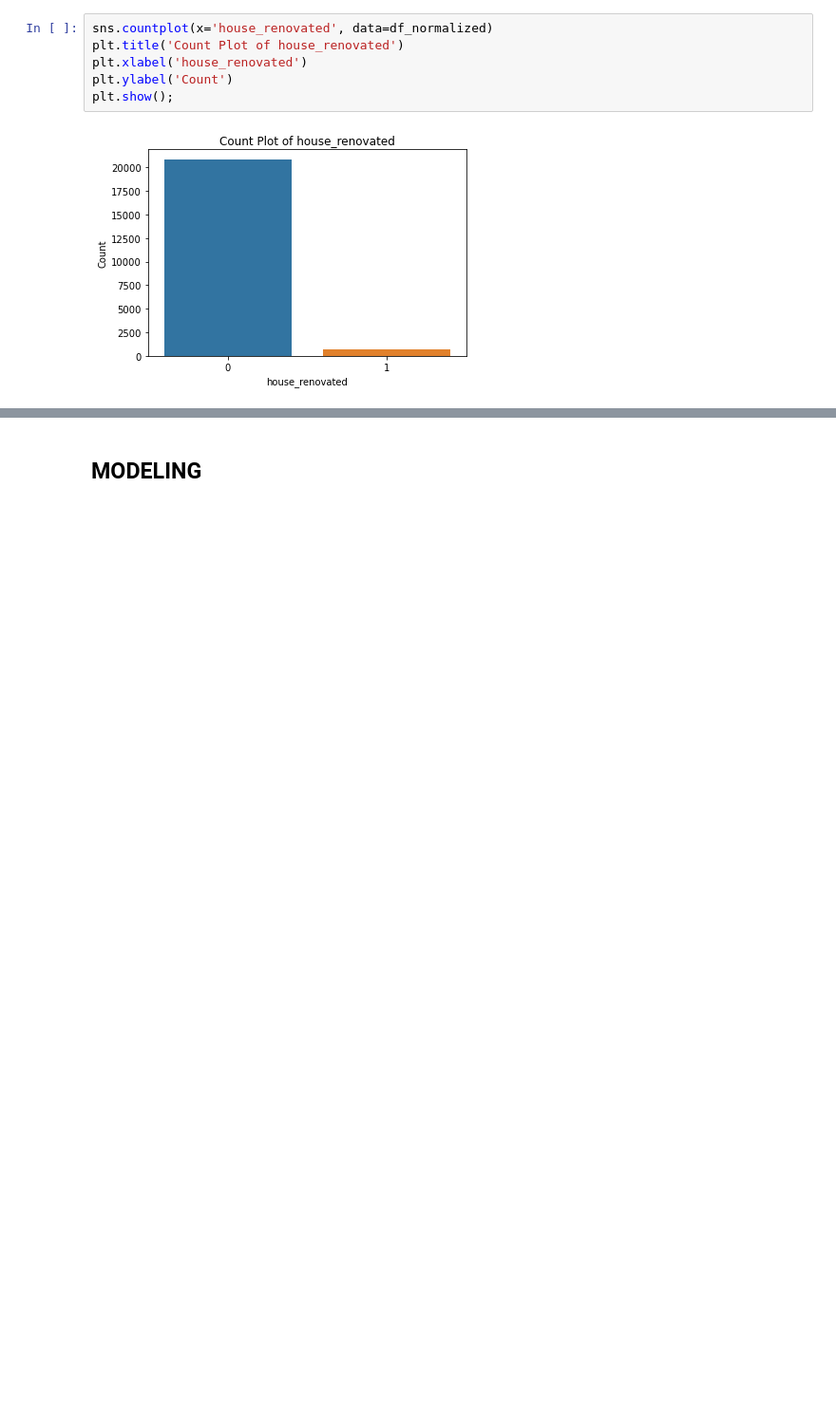
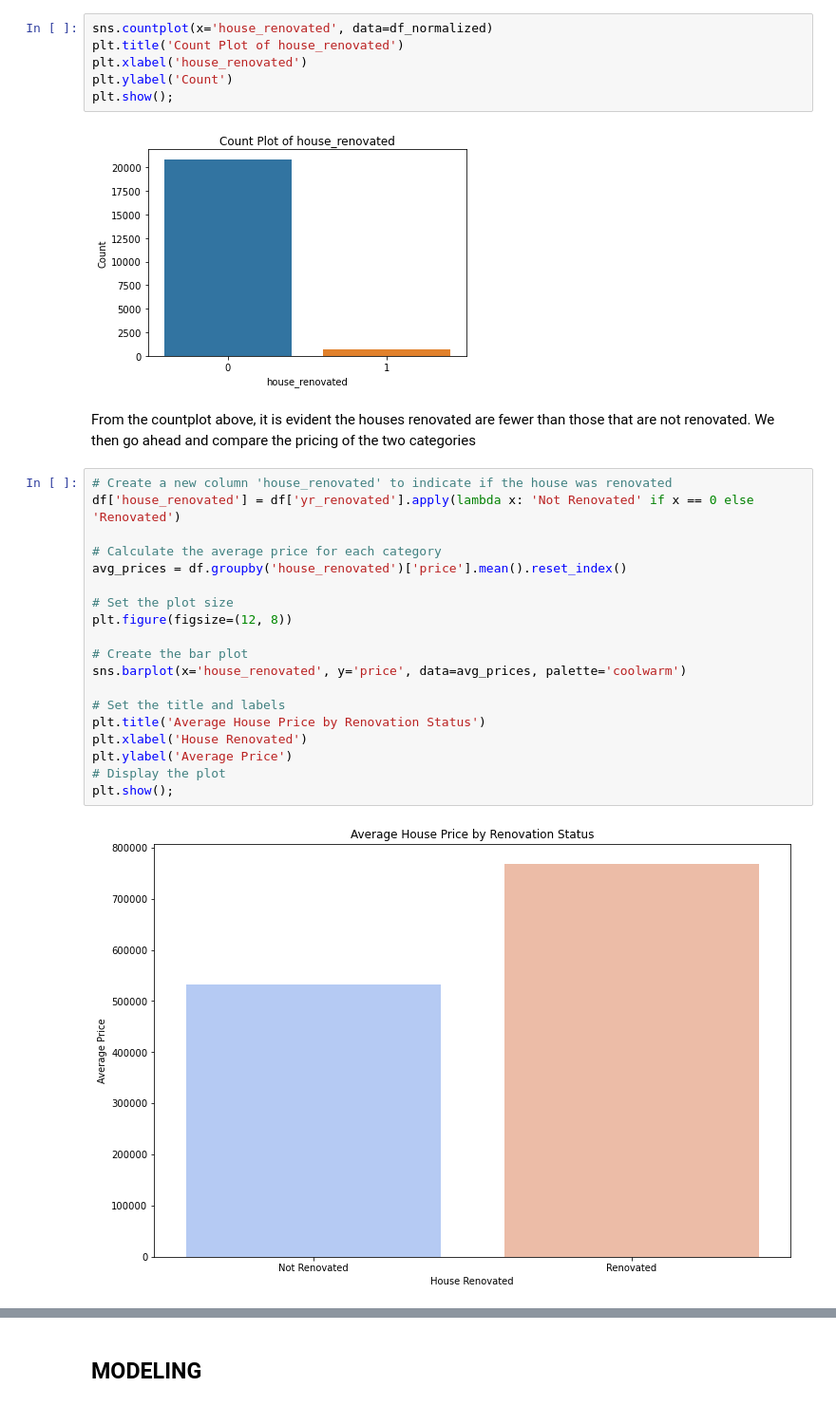
Before and after one commit to Anniemarie001/Linear-Regression-GRP16, a Jupyter notebook: index.ipynb, the cells around one changed output, grey strips where cells are left out. Shown at 95% size. Cells and saved outputs as stored; diff of their text form; blank space fills up the shorter version.

```diff
--- a/index.ipynb
+++ b/index.ipynb
@@ -776,3 +799,26 @@ plt.ylabel('Count')
 plt.show();
 # %% [output]
 [figure]
+# %% [markdown]
+From the countplot above, it is evident the houses renovated are fewer than those that are not renovated. We then go ahead and compare the pricing of the two categories
+# %%
+# Create a new column 'house_renovated' to indicate if the house was renovated
+df['house_renovated'] = df['yr_renovated'].apply(lambda x: 'Not Renovated' if x == 0 else 'Renovated')
+
+# Calculate the average price for each category
+avg_prices = df.groupby('house_renovated')['price'].mean().reset_index()
+
+# Set the plot size
+plt.figure(figsize=(12, 8))
+
+# Create the bar plot
+sns.barplot(x='house_renovated', y='price', data=avg_prices, palette='coolwarm')
+
+# Set the title and labels
+plt.title('Average House Price by Renovation Status')
+plt.xlabel('House Renovated')
+plt.ylabel('Average Price')
+# Display the plot
+plt.show();
+# %% [output]
+[figure, added]
```
Also changed, not shown: parts of 5 cells of this notebook.
